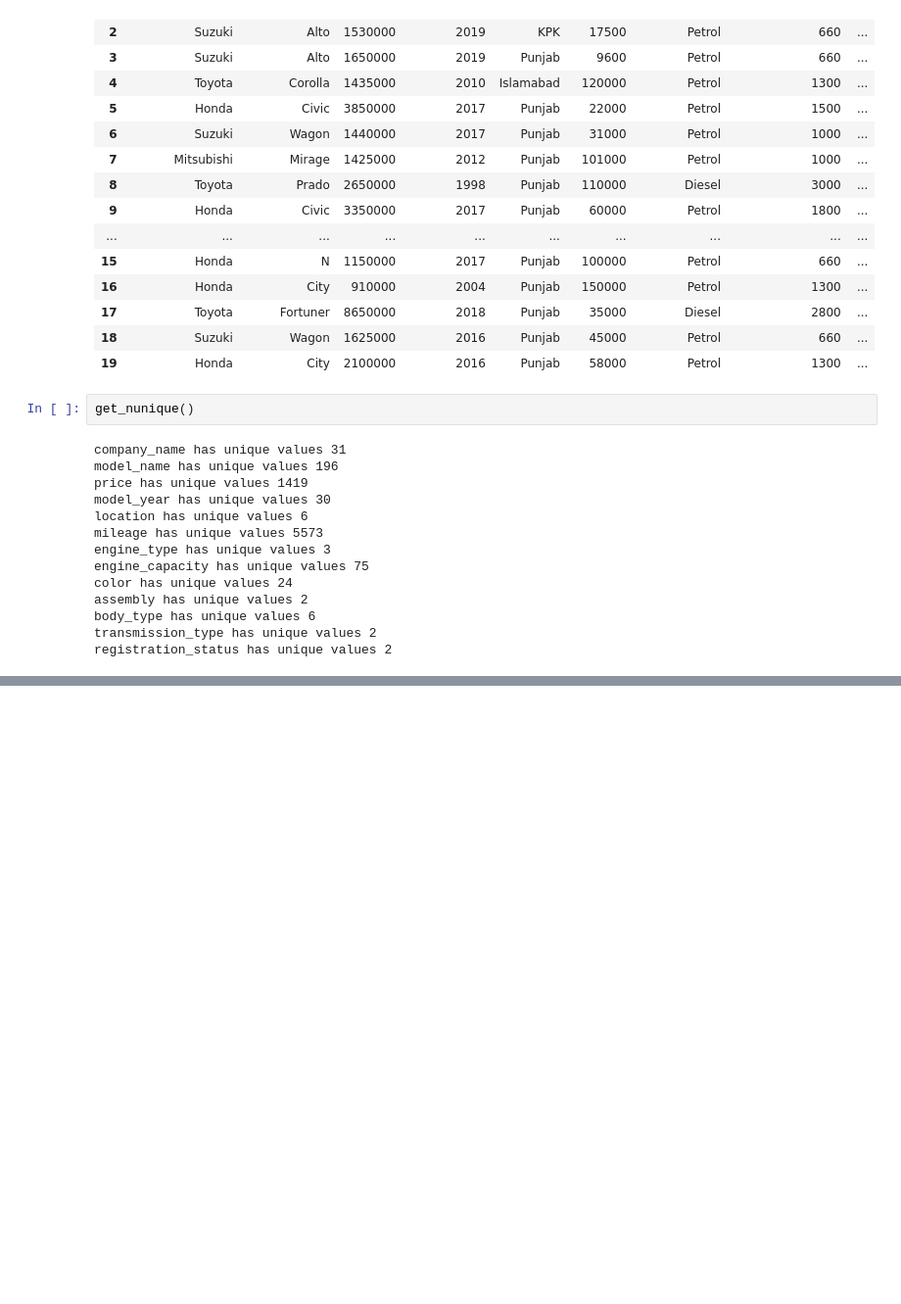
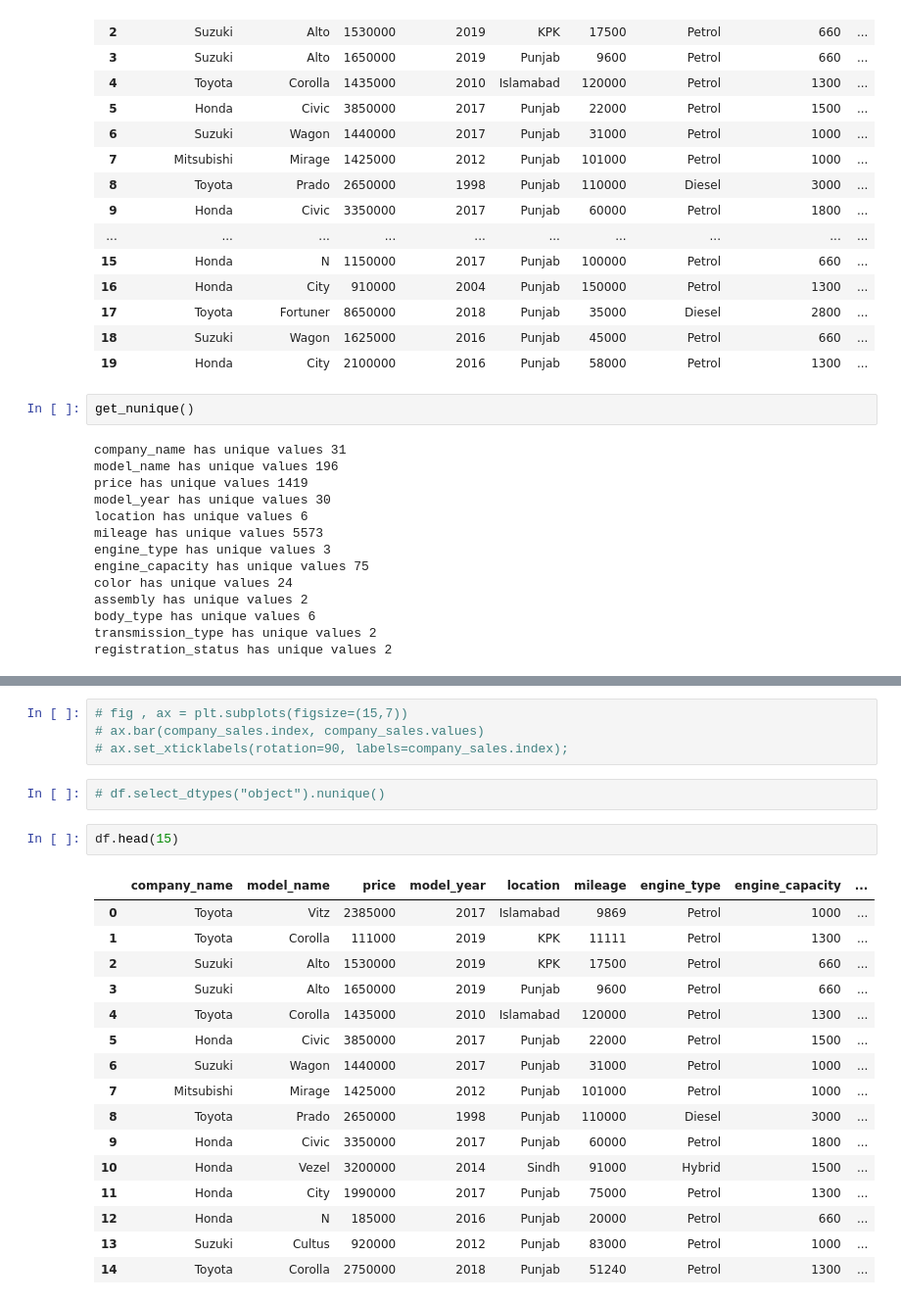
Before and after one commit to faisallshaikh/Car_price_prediction, a Jupyter notebook: EDA.ipynb, the cells around one changed output, grey strips where cells are left out. Shown at 98% size. Drawn from its saved outputs; the diff is of its cells as text; blank space fills up the shorter version.

```diff
--- a/EDA.ipynb
+++ b/EDA.ipynb
@@ -377,0 +421,25 @@ dtype: object
+# %%
+# fig , ax = plt.subplots(figsize=(15,7))
+# ax.bar(company_sales.index, company_sales.values)
+# ax.set_xticklabels(rotation=90, labels=company_sales.index);
+# %%
+# df.select_dtypes("object").nunique()
+# %%
+df.head(15)
+# %% [output]
+|  | company_name | model_name | price | model_year | location | mileage | engine_type | engine_capacity | ... |
+| 0 | Toyota | Vitz | 2385000 | 2017 | Islamabad | 9869 | Petrol | 1000 | ... |
+| 1 | Toyota | Corolla | 111000 | 2019 | KPK | 11111 | Petrol | 1300 | ... |
+| 2 | Suzuki | Alto | 1530000 | 2019 | KPK | 17500 | Petrol | 660 | ... |
+| 3 | Suzuki | Alto | 1650000 | 2019 | Punjab | 9600 | Petrol | 660 | ... |
+| 4 | Toyota | Corolla | 1435000 | 2010 | Islamabad | 120000 | Petrol | 1300 | ... |
+| 5 | Honda | Civic | 3850000 | 2017 | Punjab | 22000 | Petrol | 1500 | ... |
+| 6 | Suzuki | Wagon | 1440000 | 2017 | Punjab | 31000 | Petrol | 1000 | ... |
+| 7 | Mitsubishi | Mirage | 1425000 | 2012 | Punjab | 101000 | Petrol | 1000 | ... |
+| 8 | Toyota | Prado | 2650000 | 1998 | Punjab | 110000 | Diesel | 3000 | ... |
+| 9 | Honda | Civic | 3350000 | 2017 | Punjab | 60000 | Petrol | 1800 | ... |
+| 10 | Honda | Vezel | 3200000 | 2014 | Sindh | 91000 | Hybrid | 1500 | ... |
+| 11 | Honda | City | 1990000 | 2017 | Punjab | 75000 | Petrol | 1300 | ... |
+| 12 | Honda | N | 185000 | 2016 | Punjab | 20000 | Petrol | 660 | ... |
+| 13 | Suzuki | Cultus | 920000 | 2012 | Punjab | 83000 | Petrol | 1000 | ... |
+| 14 | Toyota | Corolla | 2750000 | 2018 | Punjab | 51240 | Petrol | 1300 | ... |
```
Also changed, not shown: parts of 76 cells of this notebook.
